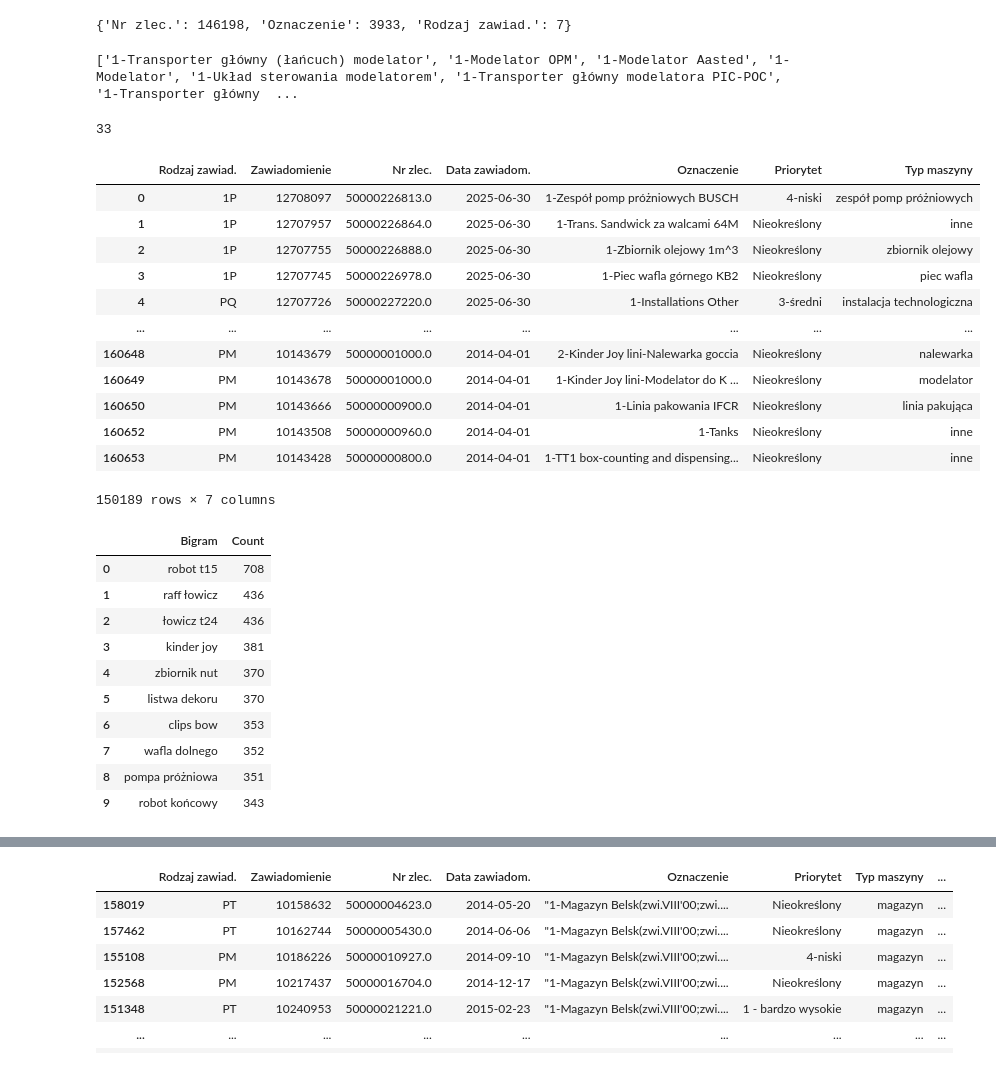
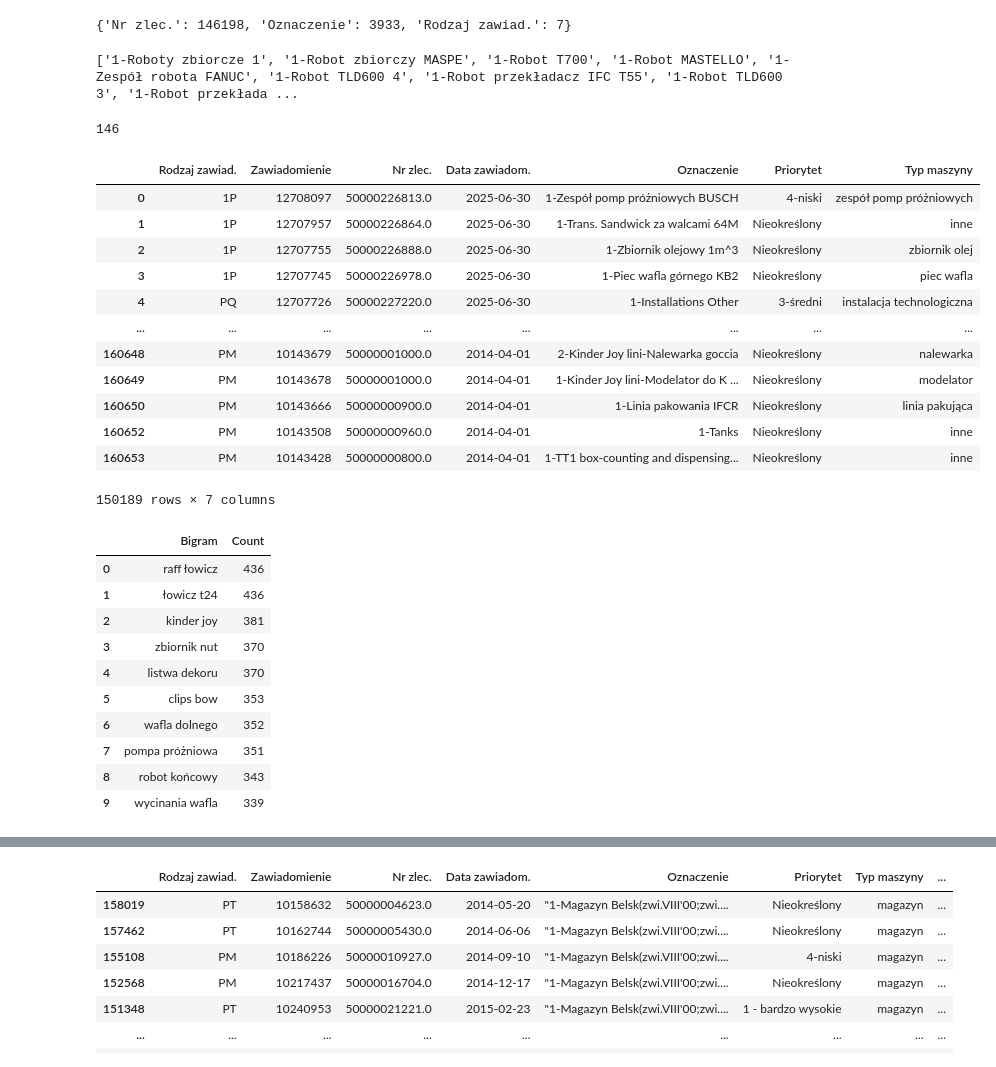
Before and after one commit to klaudiaban/ferrero, a Jupyter notebook: lista_zawiadomień.ipynb, the cells around one changed output, grey strips where cells are left out. Saved outputs shown, nothing was run; the diff lists cells and outputs as text; code cells hidden in the pictures.

```diff
--- a/lista_zawiadomień.ipynb
+++ b/lista_zawiadomień.ipynb
@@ -91,7 +91,7 @@ unique_counts
 # %% [output]
 {'Nr zlec.': 146198, 'Oznaczenie': 3933, 'Rodzaj zawiad.': 7}
 # %%
-mask = df['Oznaczenie'].str.lower().str.contains('modelator')
+mask = df['Oznaczenie'].str.lower().str.contains('robot')
 unique_machines = df.loc[mask, 'Oznaczenie'].unique()
 
 sum = 0
@@ -103,13 +103,30 @@ for machine in unique_machines:
 print(machines)
 sum
 # %% [output]
-['1-Transporter główny (łańcuch) modelator', '1-Modelator OPM', '1-Modelator Aasted', '1-Modelator', '1-Układ sterowania modelatorem', '1-Transporter główny modelatora PIC-POC', '1-Transporter główny  ...
+['1-Roboty zbiorcze 1', '1-Robot zbiorczy MASPE', '1-Robot T700', '1-Robot MASTELLO', '1-Zespół robota FANUC', '1-Robot TLD600 4', '1-Robot przekładacz IFC T55', '1-Robot TLD600 3', '1-Robot przekłada ...
-33
+146
 # %%
 # Divide the machines in Oznaczenie to some general types
 type_map = {
+    "robot do nakładania": "robot do nakładania",
+    "robot for putting": "robot do nakładania",
+    "Zbiornik do ciasta": "zbiornik do ciasta",
+    "Zbiornik na mąkę": "zbiornik na mąkę",
+    "Zbiornik czekolady": "zbiornik czekolady",
+    "Zbiornik polewy": "zbiornik polewy",
+    "Zbiornik polewa": "zbiornik polewy",
+    "Zbiornik Orzech": "zbiornik orzech",
+    "zbiornik masło kakaowe": "zbiornik masło kakaowe",
+    "zbiornik olej": "zbiornik olej",
+    "zbiornik kakao": "zbiornik kakao",
+    "zbiornik mleko": "zbiornik mleko",
+    "zbiornik cukier": "zbiornik cukier",
+    "zbiornik krem": "zbiornik krem",
+    "zbiornik mleko odtłuszczone": "zbiornik mleko odtłuszczone",
     "modelator do Pic-Poca": "modelator do Pic-Poca",
     "modelator do K Joya": "modelator do K Joya",
+    "Zespół zasilania dolnej folii": "zespół zasilania dolnej folii",
+    "Zespół zasilania górnej folii": "zespół zasilania górnej folii",
     "modelator kj": "modelator do K Joya",
     "modelator raffaello": "modelator raffaello",
     "transporter główny": "transporter główny",
@@ -117,6 +134,7 @@ type_map = {
     "zespół napędu modelatora": "zespół napędu modelatora",
     "układ sterowania modelatorem": "układ sterowania modelatorem",
     "budynek magazyn": "magazyn",
+    "zespół tnący": "zespół tnący",
     "magazyn": "magazyn",
     "owijarka": "owijarka",
     "osprzęt linii": "osprzęt linii",
@@ -204,35 +222,41 @@ type_map = {
     "przekładacz": "przekładacz",
     "zespól flowpacków": "zespół flowpacków",
     "zespół pakowarek": "pakowaczka",
     "zespół maszyn pakujących": "maszyna pakująca",
     "maszyna pakująca": "maszyna pakująca",
     "moduł pakujący": "pakowaczka",
     "dystrybucja rzędów": "dystrybucja rzędów",
     "pancerino": "pancerino",
     "paletyzacja": "paletyzacja",
     "robot pakujący": "maszyna pakująca",
     "zespół kartoniarki": "kartoniarka",
     "silos cukier": "silos cukier",
     "prasa wycinająca": "prasa wycinająca",
-    "plastyfikator polewy": "plastyfikator polewy"
+    "plastyfikator polewy": "plastyfikator polewy",
+    "Zbiornik na krem": "zbiornik na krem",
+    "pięciowalcarka": "pięciowalcarka",
+    "chłodnia": "chłodnia",
+    "plastyfikator": "plastyfikator",
+    "temperówka": "temperówka",
+    "t15": "maszyna pakująca t15"
 }
 
 oznaczenie_lower = df['Oznaczenie'].str.lower()
 
 def assign_machine_type(text):
     for phrase, type_name in type_map.items():
         if phrase in text:
             return type_name
     return "inne"
 
 df['Typ maszyny'] = oznaczenie_lower.apply(assign_machine_type)
 
 df
 # %% [output]
 |  | Rodzaj zawiad. | Zawiadomienie | Nr zlec. | Data zawiadom. | Oznaczenie | Priorytet | Typ maszyny |
 | 0 | 1P | 12708097 | 50000226813.0 | 2025-06-30 | 1-Zespół pomp próżniowych BUSCH | 4-niski | zespół pomp próżniowych |
 | 1 | 1P | 12707957 | 50000226864.0 | 2025-06-30 | 1-Trans. Sandwick za walcami 64M | Nieokreślony | inne |
-| 2 | 1P | 12707755 | 50000226888.0 | 2025-06-30 | 1-Zbiornik olejowy 1m^3 | Nieokreślony | zbiornik olejowy |
+| 2 | 1P | 12707755 | 50000226888.0 | 2025-06-30 | 1-Zbiornik olejowy 1m^3 | Nieokreślony | zbiornik olej |
 | 3 | 1P | 12707745 | 50000226978.0 | 2025-06-30 | 1-Piec wafla górnego KB2 | Nieokreślony | piec wafla |
 | 4 | PQ | 12707726 | 50000227220.0 | 2025-06-30 | 1-Installations Other | 3-średni | instalacja technologiczna |
 | ... | ... | ... | ... | ... | ... | ... | ... |
@@ -264,13 +288,13 @@ top_bigrams_df = pd.DataFrame(top_bigrams, columns=["Bigram", "Count"])
 top_bigrams_df.head(10)
 # %% [output]
 |  | Bigram | Count |
-| 0 | robot t15 | 708 |
-| 1 | raff łowicz | 436 |
-| 2 | łowicz t24 | 436 |
-| 3 | kinder joy | 381 |
-| 4 | zbiornik nut | 370 |
-| 5 | listwa dekoru | 370 |
-| 6 | clips bow | 353 |
-| 7 | wafla dolnego | 352 |
-| 8 | pompa próżniowa | 351 |
-| 9 | robot końcowy | 343 |
+| 0 | raff łowicz | 436 |
+| 1 | łowicz t24 | 436 |
+| 2 | kinder joy | 381 |
+| 3 | zbiornik nut | 370 |
+| 4 | listwa dekoru | 370 |
+| 5 | clips bow | 353 |
+| 6 | wafla dolnego | 352 |
+| 7 | pompa próżniowa | 351 |
+| 8 | robot końcowy | 343 |
+| 9 | wycinania wafla | 339 |
```
Also changed, not shown: parts of 12 cells of this notebook, 2 other files.
